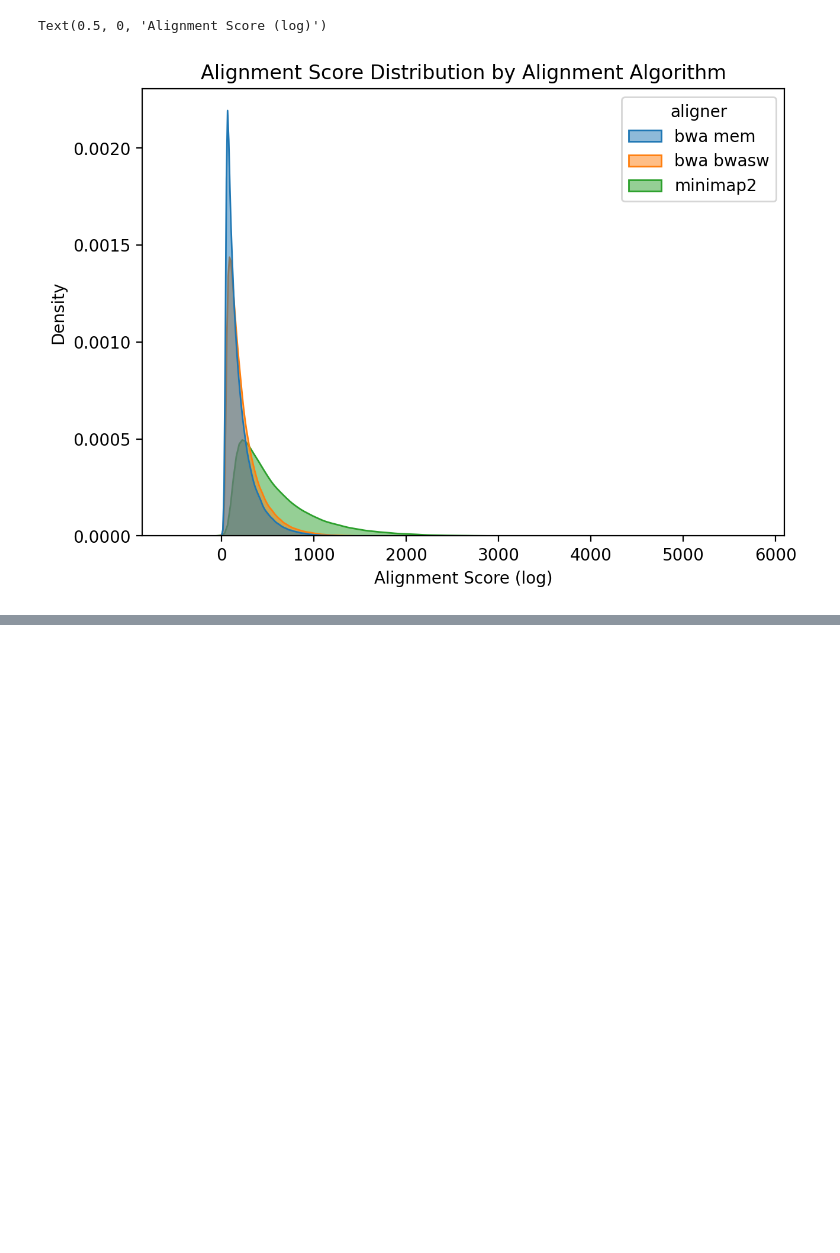
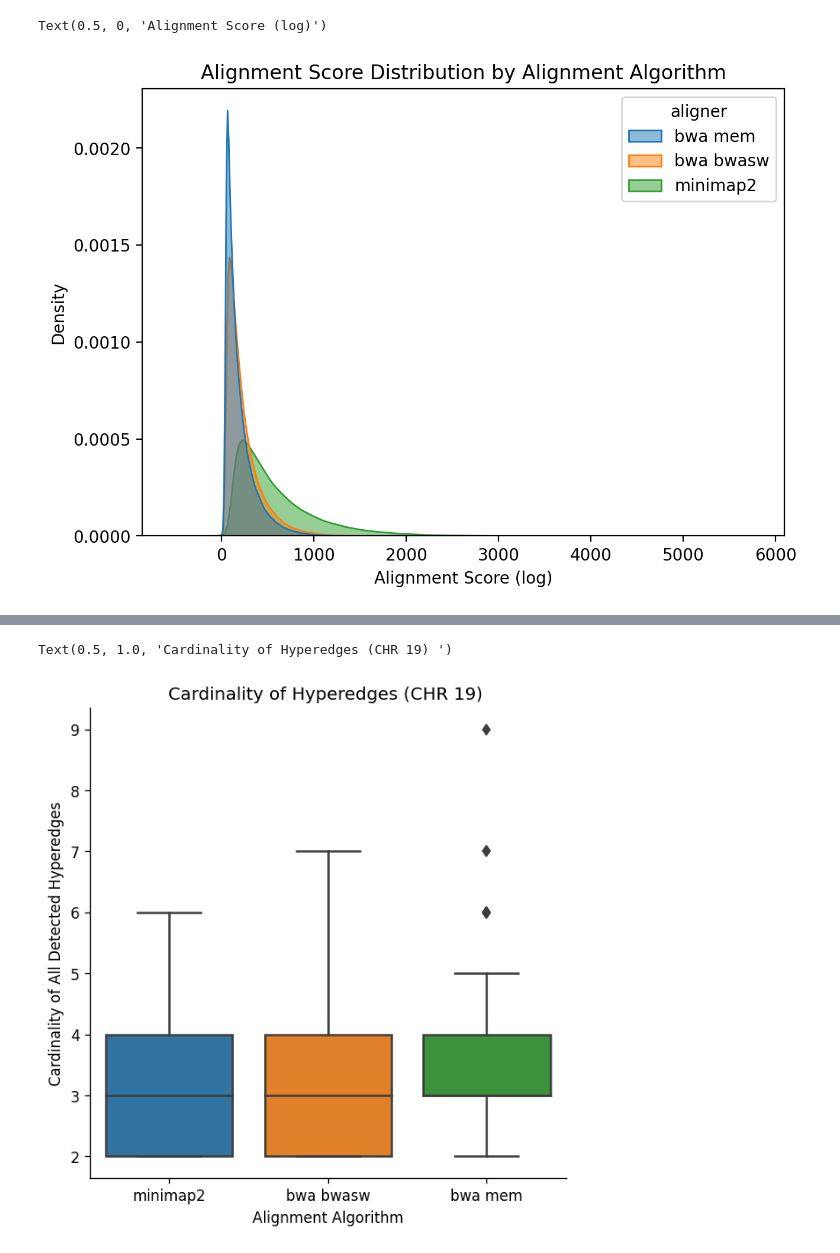
Before and after one commit to CooperStansbury/single_cell_poreC, a Jupyter notebook: alignment_comparisons/alignment_comparison.ipynb, the cells around one changed output, grey strips where cells are left out. Cells and saved outputs as stored; diff of their text form; code cells hidden in the pictures; blank space fills up the shorter version.

```diff
--- a/alignment_comparisons/alignment_comparison.ipynb
+++ b/alignment_comparisons/alignment_comparison.ipynb
@@ -247,0 +311,15 @@ Text(0.5, 1.0, 'Hypergraph Representation of SC Pore-C')
+# %%
+matplotlib.rcParams['figure.dpi'] = 120
+matplotlib.rcParams['figure.figsize'] = (4, 4)
+sns.catplot(data=df,
+            x="aligner",
+            y="cardinality",
+            kind="box",
+            dodge=False)
+
+plt.ylabel("Cardinality of All Detected Hyperedges")
+plt.xlabel("Alignment Algorithm")
+plt.title(f"Cardinality of Hyperedges (CHR 19) ")
+# %% [output]
+Text(0.5, 1.0, 'Cardinality of Hyperedges (CHR 19) ')
+[figure, added]
```
Also changed, not shown: parts of 9 cells of this notebook, 3 other files.
